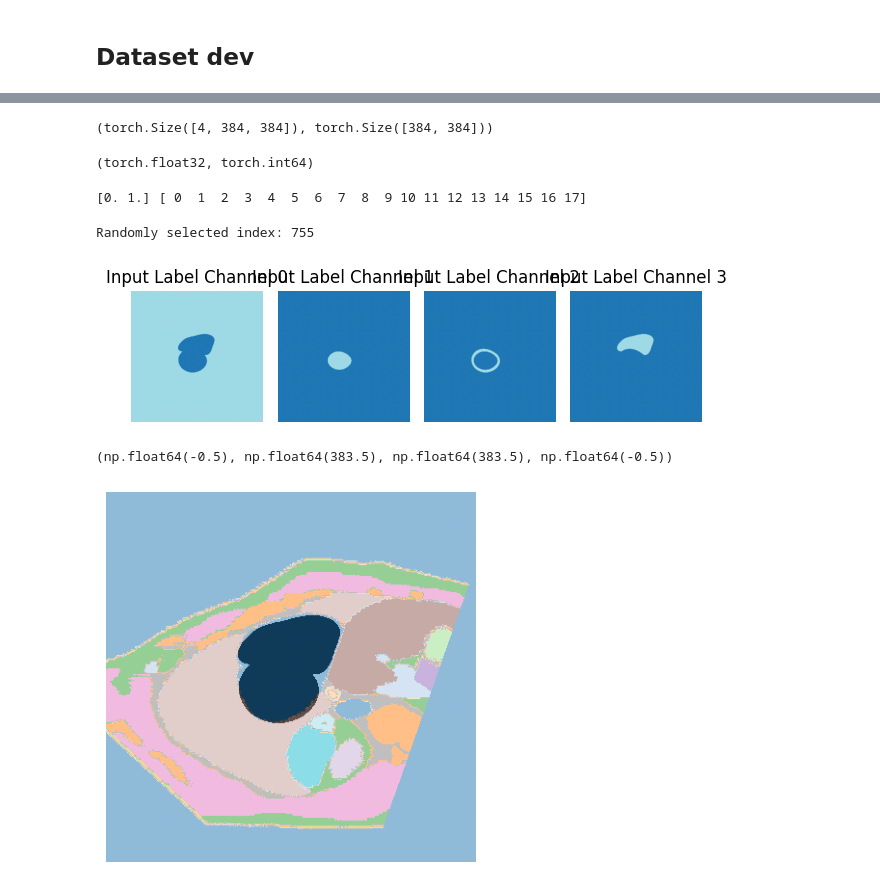
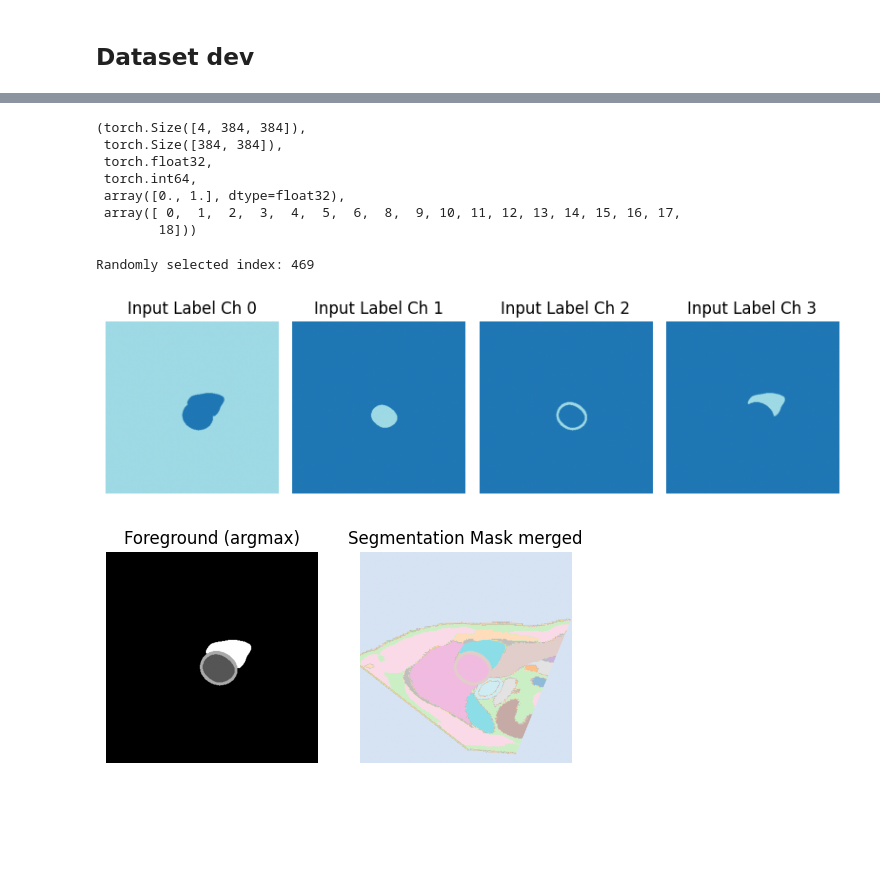
Before and after one commit to paolodc5/CMR_synthesis, a Jupyter notebook: mt_DIDC_analysis.ipynb, the cells around one changed output, grey strips where cells are left out. Cells and saved outputs as stored; diff of their text form; code cells hidden in the pictures; blank space fills up the shorter version.

Commit message:
Fixed problems and complete DIDC dataset class

```diff
--- a/mt_DIDC_analysis.ipynb
+++ b/mt_DIDC_analysis.ipynb
@@ -363,5 +362,0 @@ plt.tight_layout()
-# %%
-num_classes = 81 # Il numero che abbiamo visto prima
-one_hot_mask = np.eye(num_classes)[ex_segmentation.astype(int)]
-
-print(one_hot_mask.shape) # Output: (H, W, 81)
@@ -374,0 +384,9 @@ plt.imshow(one_hot_mask[:,:,0], cmap='gray')
+# %%
+## Now the foreground pixels must be remapped to match the labelling in the lut for the segmentation map (which already includes the mapping for "LV_Myocardium", "LV_blood_pool", "RV_blood_pool_myocardium")
+# label 1 in fg is the LV_blood_pool, label 2 is the LV_Myocardium and label 3 is the RV_blood_pool_myocardium
+fg_ready = fg.copy()
+fg_ready[fg == 1] = new_labels.index("LV_blood_pool")
+fg_ready[fg == 2] = new_labels.index("LV_Myocardium")
+fg_ready[fg == 3] = new_labels.index("RV_blood_pool_myocardium")
+
+np.unique(fg_ready) # mow fg_ready is ready to be merged with the remapped segmentation
@@ -374,0 +395,13 @@ plt.imshow(one_hot_mask[:,:,0], cmap='gray')
+# %%
+# just a last step to ignore 0 values in fg_ready that would be remapped to the 0 index in the new mapping
+
+where_details = fg_ready > 0
+
+ex_seg_remapped[where_details] = fg_ready[where_details] # that is crucial
+
+plt.imshow(ex_seg_remapped, cmap='tab20')
+plt.axis('off')
+
+# we see there is the segmented heart and a bit of "unknown" around it,
+# which is expected since the foreground mask is not perfect and can be bigger than the original heart segmentation.
+# The rest of the segmentation is unchanged, as expected.
@@ -490,6 +552,5 @@ class DatasetDIDC(Dataset):
     def __getitem__(self, idx):
         return {'input_label': self.fg_tensor[idx].float(), 'multiClassMask': self.segm_masks_tensor[idx]}
 # %%
-dataset = DatasetDIDC(DATA_PATH, grouping_rules, target_size=(384, 384), rm_black_slices=False)
-lut = dataset.generate_lut(grouping_rules, original_labels)
+dataset = DatasetDIDC(DATA_PATH, grouping_rules, original_labels_bkg, new_labels, target_size=(384, 384), rm_black_slices=True, load_all=False)
 # %% [output]
@@ -505,35 +564,38 @@ len(dataset), dataset.fg_tensor.shape, dataset.segm_masks_tensor.shape, dataset.
  torch.int64,
  torch.int64)
 # %%
-dataset[147]['input_label'].shape, dataset[147]['multiClassMask'].shape
+(dataset[147]['input_label'].shape, dataset[147]['multiClassMask'].shape,
+ dataset[147]['input_label'].dtype, dataset[147]['multiClassMask'].dtype,
+ np.unique(dataset[147]['input_label']), np.unique(dataset[147]['multiClassMask']))
 # %% [output]
-(torch.Size([4, 384, 384]), torch.Size([384, 384]))
+(torch.Size([4, 384, 384]),
+ torch.Size([384, 384]),
+ torch.float32,
+ torch.int64,
+ array([0., 1.], dtype=float32),
+ array([ 0,  1,  2,  3,  4,  5,  6,  8,  9, 10, 11, 12, 13, 14, 15, 16, 17,
+        18]))
-# %%
-dataset[147]['input_label'].dtype, dataset[147]['multiClassMask'].dtype
-# %% [output]
-(torch.float32, torch.int64)
-# %%
-print(np.unique(dataset[147]['input_label']), np.unique(dataset[147]['multiClassMask']))
-# %% [output]
-[0. 1.] [ 0  1  2  3  4  5  6  7  8  9 10 11 12 13 14 15 16 17]
 # %%
 rnd_idx = np.random.randint(0, len(dataset))
 print(f"Randomly selected index: {rnd_idx}")
 
-fig, ax = plt.subplots(1, 4, figsize=(6, 6))
+fig, ax = plt.subplots(1, 4, figsize=(8, 8))
 for i in range(dataset[0]['input_label'].shape[0]):
     ax[i].imshow(dataset[rnd_idx]['input_label'][i], cmap='tab20')
-    ax[i].set_title(f'Input Label Channel {i}')
+    ax[i].set_title(f'Input Label Ch {i}')
     ax[i].axis('off')
 plt.tight_layout()
+
+fig, ax = plt.subplots(1, 2, figsize=(6, 6))
+ax[0].imshow(torch.argmax(dataset[rnd_idx]['input_label'], dim=0), cmap='gray')
+ax[0].axis('off')
+ax[0].set_title('Foreground (argmax)')
+
+ax[1].imshow(dataset[rnd_idx]['multiClassMask'], cmap='tab20', alpha=0.5)
+ax[1].axis('off')
+ax[1].set_title('Segmentation Mask merged')
+plt.show()
 # %% [output]
-Randomly selected index: 755
+Randomly selected index: 469
-[figure, old version]
+[figure, new version]
+[figure, added]
-# %%
-plt.imshow(dataset[rnd_idx]['input_label'][0], cmap='gray')
-
-plt.imshow(dataset[rnd_idx]['multiClassMask'], cmap='tab20', alpha=0.5)
-plt.axis('off')
-# %% [output]
-(np.float64(-0.5), np.float64(383.5), np.float64(383.5), np.float64(-0.5))
-[figure, removed]
```
Also changed, not shown: parts of 24 cells of this notebook, 1 other file.
